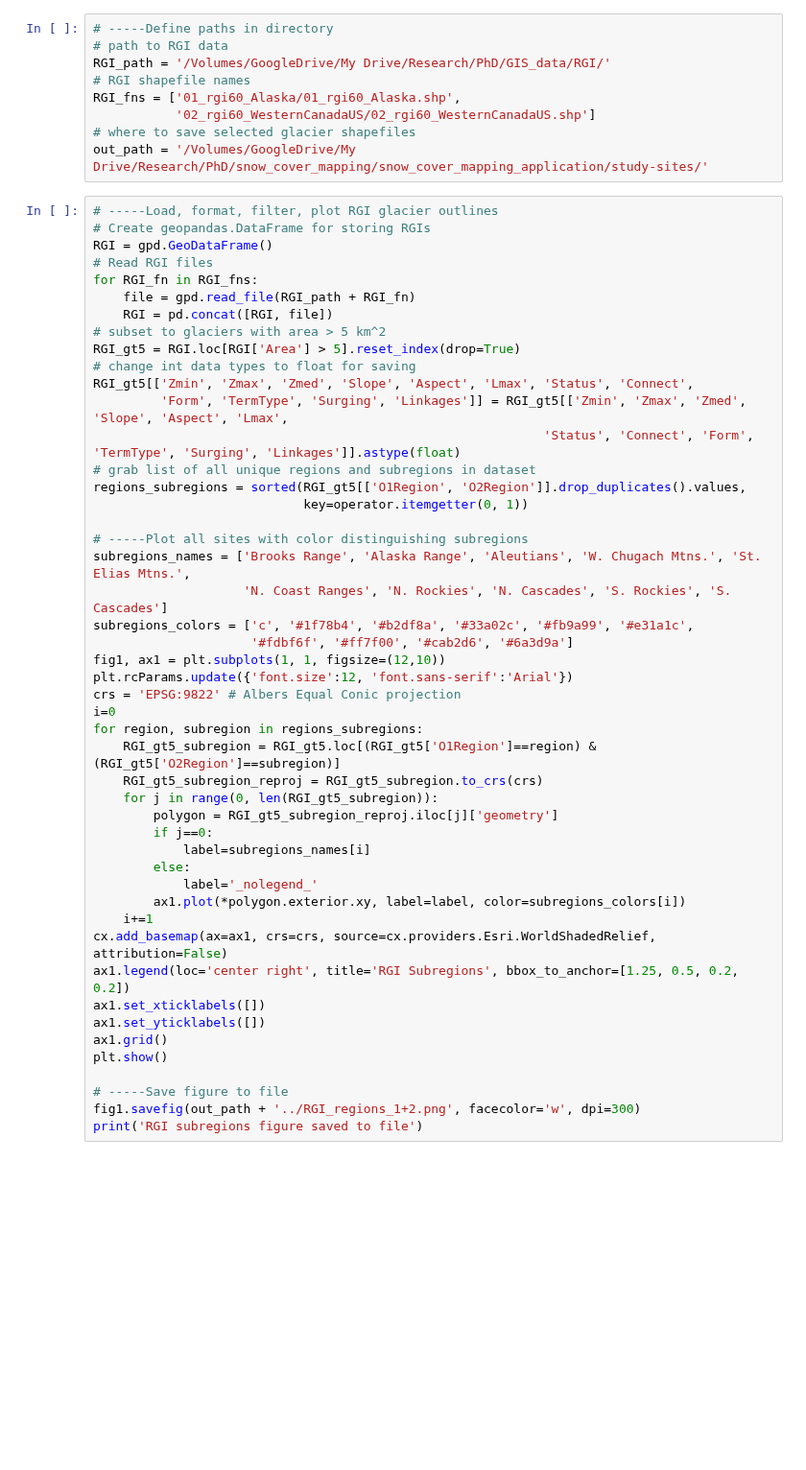
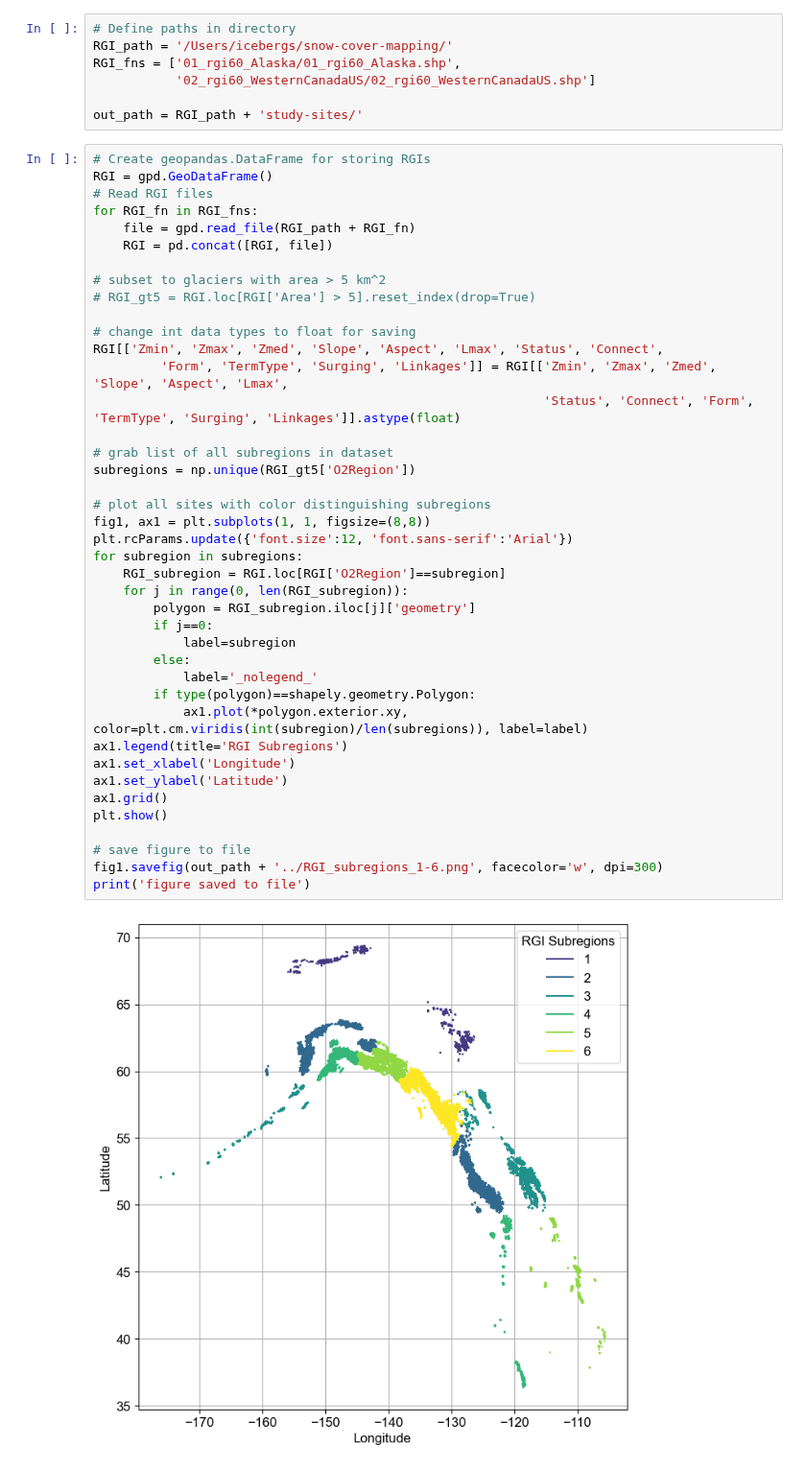
Before and after one commit to RaineyAbe/glacier-snow-cover-mapping, a Jupyter notebook: notebooks/select_study_sites.ipynb, the cells around one changed output. Shown at 96% size. Saved outputs shown, nothing was run; the diff lists cells and outputs as text; blank space fills up the shorter version.

```diff
--- a/notebooks/select_study_sites.ipynb
+++ b/notebooks/select_study_sites.ipynb
@@ -14,57 +23,50 @@ ModuleNotFoundError: No module named 'contextily'
 # %%
-# -----Define paths in directory
-# path to RGI data
-RGI_path = '/Volumes/GoogleDrive/My Drive/Research/PhD/GIS_data/RGI/'
-# RGI shapefile names
+# Define paths in directory
+RGI_path = '/Users/icebergs/snow-cover-mapping/'
 RGI_fns = ['01_rgi60_Alaska/01_rgi60_Alaska.shp',
            '02_rgi60_WesternCanadaUS/02_rgi60_WesternCanadaUS.shp']
-# where to save selected glacier shapefiles
-out_path = '/Volumes/GoogleDrive/My Drive/Research/PhD/snow_cover_mapping/snow_cover_mapping_application/study-sites/'
+
+out_path = RGI_path + 'study-sites/'
 # %%
-# -----Load, format, filter, plot RGI glacier outlines
 # Create geopandas.DataFrame for storing RGIs
 RGI = gpd.GeoDataFrame()
 # Read RGI files
 for RGI_fn in RGI_fns:
     file = gpd.read_file(RGI_path + RGI_fn)
     RGI = pd.concat([RGI, file])
+
 # subset to glaciers with area > 5 km^2
-RGI_gt5 = RGI.loc[RGI['Area'] > 5].reset_index(drop=True)
+# RGI_gt5 = RGI.loc[RGI['Area'] > 5].reset_index(drop=True)
+
 # change int data types to float for saving
-RGI_gt5[['Zmin', 'Zmax', 'Zmed', 'Slope', 'Aspect', 'Lmax', 'Status', 'Connect',
-         'Form', 'TermType', 'Surging', 'Linkages']] = RGI_gt5[['Zmin', 'Zmax', 'Zmed', 'Slope', 'Aspect', 'Lmax',
+RGI[['Zmin', 'Zmax', 'Zmed', 'Slope', 'Aspect', 'Lmax', 'Status', 'Connect',
+         'Form', 'TermType', 'Surging', 'Linkages']] = RGI[['Zmin', 'Zmax', 'Zmed', 'Slope', 'Aspect', 'Lmax',
                                                             'Status', 'Connect', 'Form', 'TermType', 'Surging', 'Linkages']].astype(float)
-# grab list of all unique regions and subregions in dataset
-regions_subregions = sorted(RGI_gt5[['O1Region', 'O2Region']].drop_duplicates().values,
-                            key=operator.itemgetter(0, 1))
 
-# -----Plot all sites with color distinguishing subregions
-subregions_names = ['Brooks Range', 'Alaska Range', 'Aleutians', 'W. Chugach Mtns.', 'St. Elias Mtns.',
-                    'N. Coast Ranges', 'N. Rockies', 'N. Cascades', 'S. Rockies', 'S. Cascades']
-subregions_colors = ['c', '#1f78b4', '#b2df8a', '#33a02c', '#fb9a99', '#e31a1c',
-                     '#fdbf6f', '#ff7f00', '#cab2d6', '#6a3d9a']
-fig1, ax1 = plt.subplots(1, 1, figsize=(12,10))
+# grab list of all subregions in dataset
+subregions = np.unique(RGI_gt5['O2Region'])
+
+# plot all sites with color distinguishing subregions
+fig1, ax1 = plt.subplots(1, 1, figsize=(8,8))
 plt.rcParams.update({'font.size':12, 'font.sans-serif':'Arial'})
-crs = 'EPSG:9822' # Albers Equal Conic projection
-i=0
-for region, subregion in regions_subregions:
-    RGI_gt5_subregion = RGI_gt5.loc[(RGI_gt5['O1Region']==region) & (RGI_gt5['O2Region']==subregion)]
-    RGI_gt5_subregion_reproj = RGI_gt5_subregion.to_crs(crs)
-    for j in range(0, len(RGI_gt5_subregion)):
-        polygon = RGI_gt5_subregion_reproj.iloc[j]['geometry']
+for subregion in subregions:
+    RGI_subregion = RGI.loc[RGI['O2Region']==subregion]
+    for j in range(0, len(RGI_subregion)):
+        polygon = RGI_subregion.iloc[j]['geometry']
         if j==0:
-            label=subregions_names[i]
+            label=subregion
         else:
             label='_nolegend_'
-        ax1.plot(*polygon.exterior.xy, label=label, color=subregions_colors[i])
-    i+=1
-cx.add_basemap(ax=ax1, crs=crs, source=cx.providers.Esri.WorldShadedRelief, attribution=False)
-ax1.legend(loc='center right', title='RGI Subregions', bbox_to_anchor=[1.25, 0.5, 0.2, 0.2])
-ax1.set_xticklabels([])
-ax1.set_yticklabels([])
+        if type(polygon)==shapely.geometry.Polygon:
+            ax1.plot(*polygon.exterior.xy, color=plt.cm.viridis(int(subregion)/len(subregions)), label=label)
+ax1.legend(title='RGI Subregions')
+ax1.set_xlabel('Longitude')
+ax1.set_ylabel('Latitude')
 ax1.grid()
 plt.show()
 
-# -----Save figure to file
-fig1.savefig(out_path + '../RGI_regions_1+2.png', facecolor='w', dpi=300)
-print('RGI subregions figure saved to file')
+# save figure to file
+fig1.savefig(out_path + '../RGI_subregions_1-6.png', facecolor='w', dpi=300)
+print('figure saved to file')
+# %% [output]
+[figure, added]
```
Also changed, not shown: parts of 5 cells of this notebook, 40 other files.
